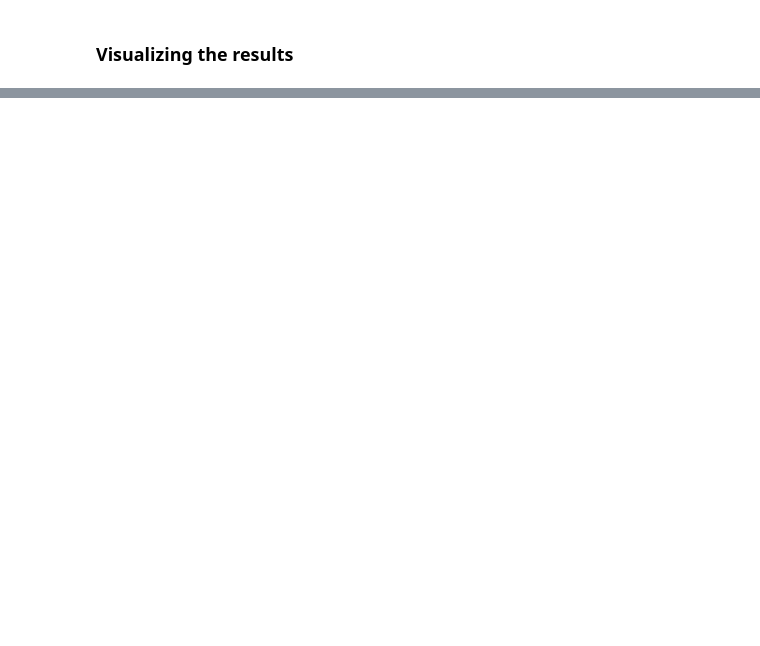
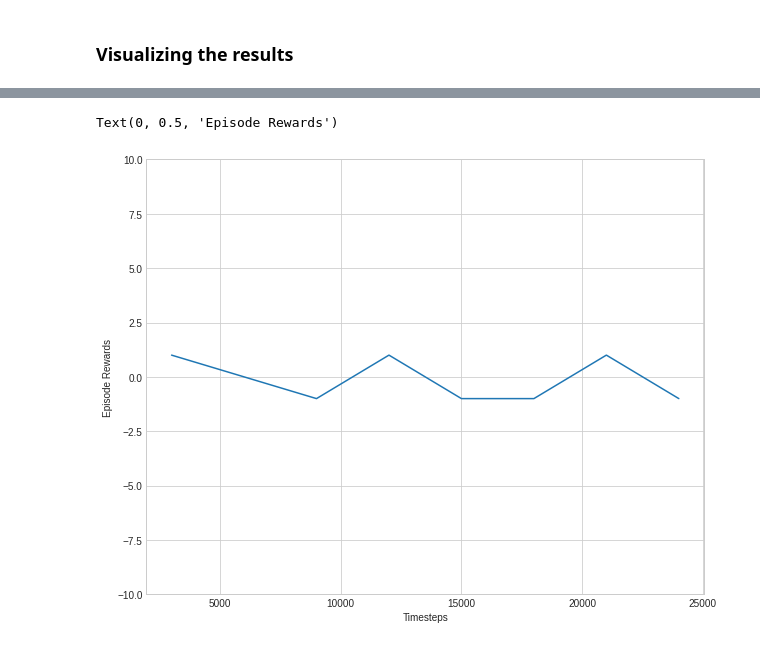
Before and after one commit to siyamsajeebkhan/gr_football_analytics, a Jupyter notebook: notebooks/gfootball-stable-baselines3-DQN.ipynb, the cells around one changed output, grey strips where cells are left out. Drawn from its saved outputs; the diff is of its cells as text; code cells hidden in the pictures; blank space fills up the shorter version.

```diff
--- a/notebooks/gfootball-stable-baselines3-DQN.ipynb
+++ b/notebooks/gfootball-stable-baselines3-DQN.ipynb
@@ -607,13 +469,15 @@ results_plotter.plot_results([log_save_dir], total_timesteps, results_plotter.X_
 # %%
 # Plot the episodic reward with line
 
 x, y = results_plotter.ts2xy(results_plotter.load_results(log_save_dir), 'timesteps')  # Organising the logged results in to a clean format for plotting.
-fig = plt.figure(figsize=(20, 16))
+fig = plt.figure(figsize=(10, 8))
 plt.plot(x,y)
 plt.ylim([-10, 10])
 plt.xlabel('Timesteps')
 plt.ylabel('Episode Rewards')
-plt.savefig('../figures/dqn/episode_rewards_50_epochs_with_IL_diff_net.jpg')
+# %% [output]
+Text(0, 0.5, 'Episode Rewards')
+[figure, added]
 # %%
 # Plot the rolling mean reward per environment
 
```
Also changed, not shown: parts of 62 cells of this notebook.
